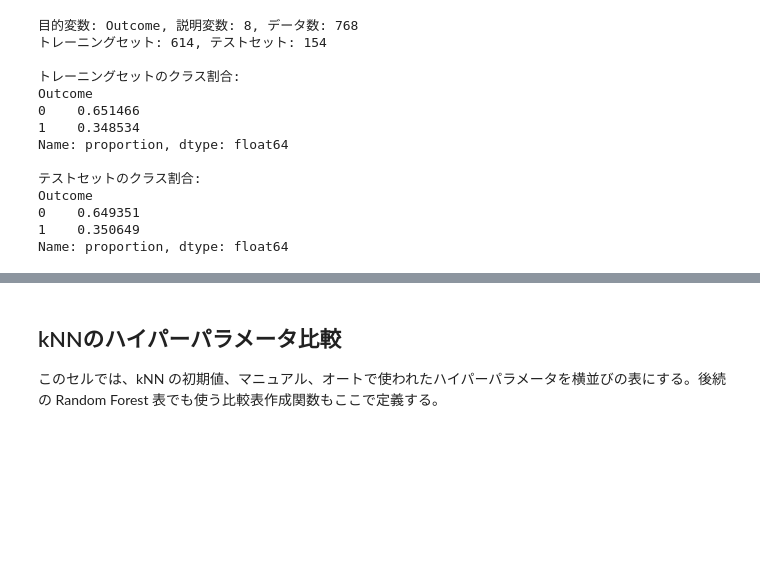
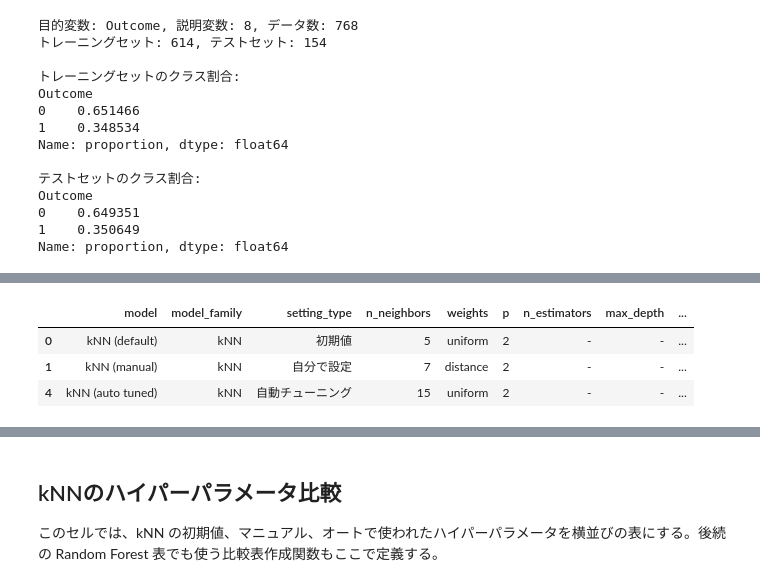
Before and after one commit to fukumoto-riku/python_seminar, a Jupyter notebook: 第5回/lesson_5/knn_random_forest_classification.ipynb, the cells around one changed output, grey strips where cells are left out. Cells and saved outputs as stored; diff of their text form; code cells hidden in the pictures; blank space fills up the shorter version.

```diff
--- a/第5回/lesson_5/knn_random_forest_classification.ipynb
+++ b/第5回/lesson_5/knn_random_forest_classification.ipynb
@@ -630,0 +629,92 @@ Random Forest の自動チューニングで選ばれたパラメータ:
+# %%
+# ==================================================
+# 1. 標準化とkNNをPipelineでまとめる
+# ==================================================
+knn_pipeline = Pipeline([
+    ('scaler', StandardScaler()),
+    ('knn', KNeighborsClassifier()),
+])
+
+
+# ==================================================
+# 2. ハイパーパラメータの探索範囲
+# ==================================================
+# randint(1, 31) は 1 以上 30 以下の整数をランダムに選ぶ。
+KNN_PARAM_DISTRIBUTIONS = {
+    'knn__n_neighbors': randint(1, 31),
+    'knn__weights': ['uniform', 'distance'],
+    'knn__p': [1, 2],
+}
+
+
+# ==================================================
+# 3. RandomizedSearchCVの設定
+# ==================================================
+knn_random_search = RandomizedSearchCV(
+    estimator=knn_pipeline,
+    param_distributions=KNN_PARAM_DISTRIBUTIONS,
+    n_iter=30,
+    scoring='f1_macro',
+    cv=cv,
+    n_jobs=-1,
+    refit=True,
+    random_state=RANDOM_STATE,
+    return_train_score=True,
+    verbose=1,
+)
+
+
+# ==================================================
+# 4. 学習データだけを使って最適化し、Hold-Outテストセットで評価
+# ==================================================
+# Pipeline の中で標準化するため、ここでは標準化前の X_train / X_test を渡す。
+row, trained_model = fit_and_evaluate(
+    knn_random_search,
+    X_train,
+    X_test,
+    y_train,
+    y_test,
+    'kNN (auto tuned)',
+    'kNN',
+    '自動チューニング',
+    KNN_REPORT_PARAMETERS,
+)
+results.append(row)
+trained_models[row['model']] = trained_model
+model_test_features[row['model']] = X_test
+
+# 後続セルでも以前の変数名で参照できるようにしておく。
+knn_tuned = knn_random_search
+
+
+# ==================================================
+# 5. 最適なハイパーパラメータを取得
+# ==================================================
+KNN_BEST_PARAMS = {
+    'n_neighbors': knn_random_search.best_params_['knn__n_neighbors'],
+    'weights': knn_random_search.best_params_['knn__weights'],
+    'p': knn_random_search.best_params_['knn__p'],
+}
+
+
+# ==================================================
+# 6. 最適化結果を表示
+# ==================================================
+print('最適なハイパーパラメータ')
+print(KNN_BEST_PARAMS)
+print('交差検証における最良スコア:', knn_random_search.best_score_)
+print(f'試行回数: {knn_random_search.n_iter}')
+
+
+# ==================================================
+# 7. 最適化済みモデルを取得し、テストデータを予測
+# ==================================================
+# StandardScaler と kNN の両方を含む Pipeline。
+knn_best_model = knn_random_search.best_estimator_
+y_pred_knn = knn_best_model.predict(X_test)
+y_pred_proba_knn = knn_best_model.predict_proba(X_test)
+
+# 現時点で実際に使われた kNN のハイパーパラメータを確認する。
+hyperparameter_settings_df = make_hyperparameter_settings_table(results)
+hyperparameter_settings_df[hyperparameter_settings_df['model_family'] == 'kNN']
+# %% [output]
@@ -630,0 +741,4 @@ Random Forest の自動チューニングで選ばれたパラメータ:
+|  | model | model_family | setting_type | n_neighbors | weights | p | n_estimators | max_depth | ... |
+| 0 | kNN (default) | kNN | 初期値 | 5 | uniform | 2 | - | - | ... |
+| 1 | kNN (manual) | kNN | 自分で設定 | 7 | distance | 2 | - | - | ... |
+| 4 | kNN (auto tuned) | kNN | 自動チューニング | 15 | uniform | 2 | - | - | ... |
```
Also changed, not shown: parts of 32 cells of this notebook.
